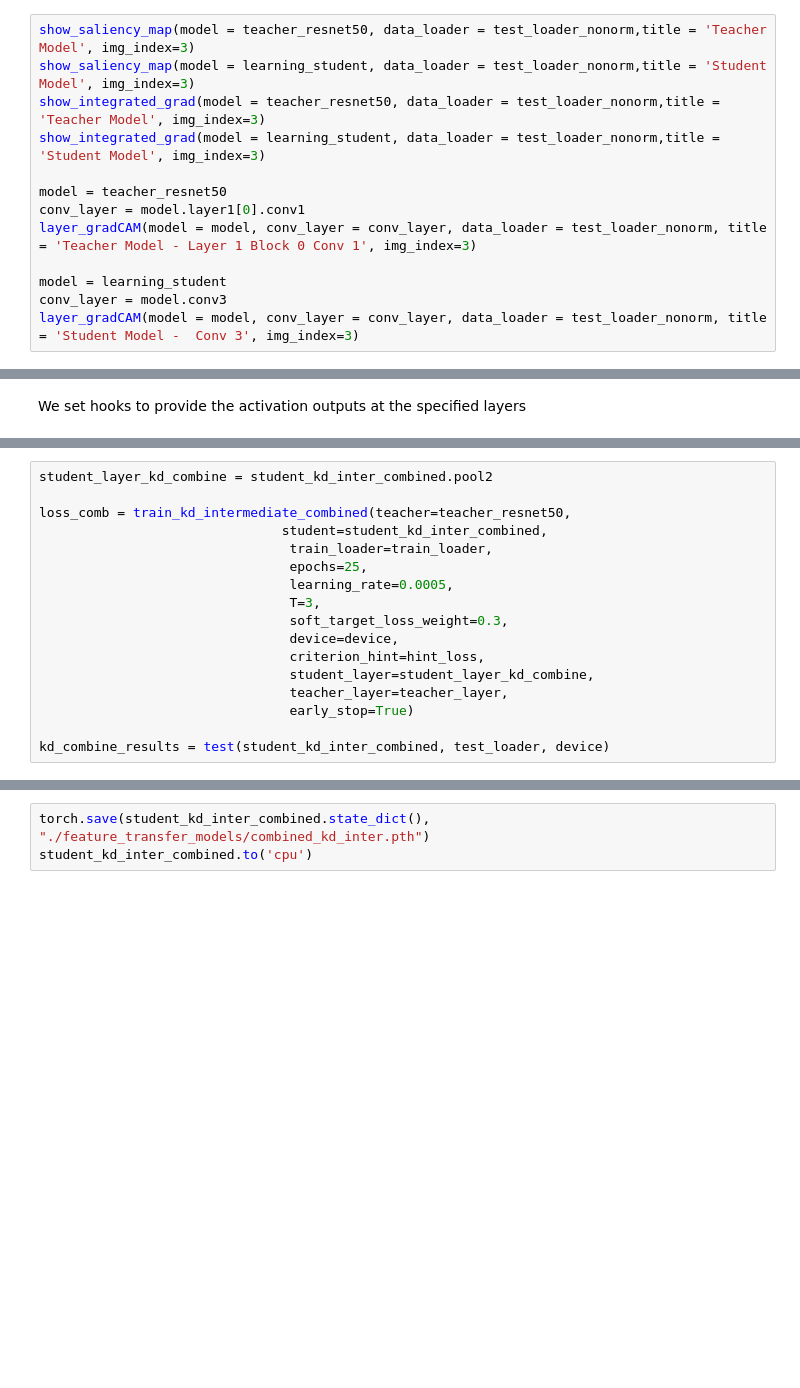
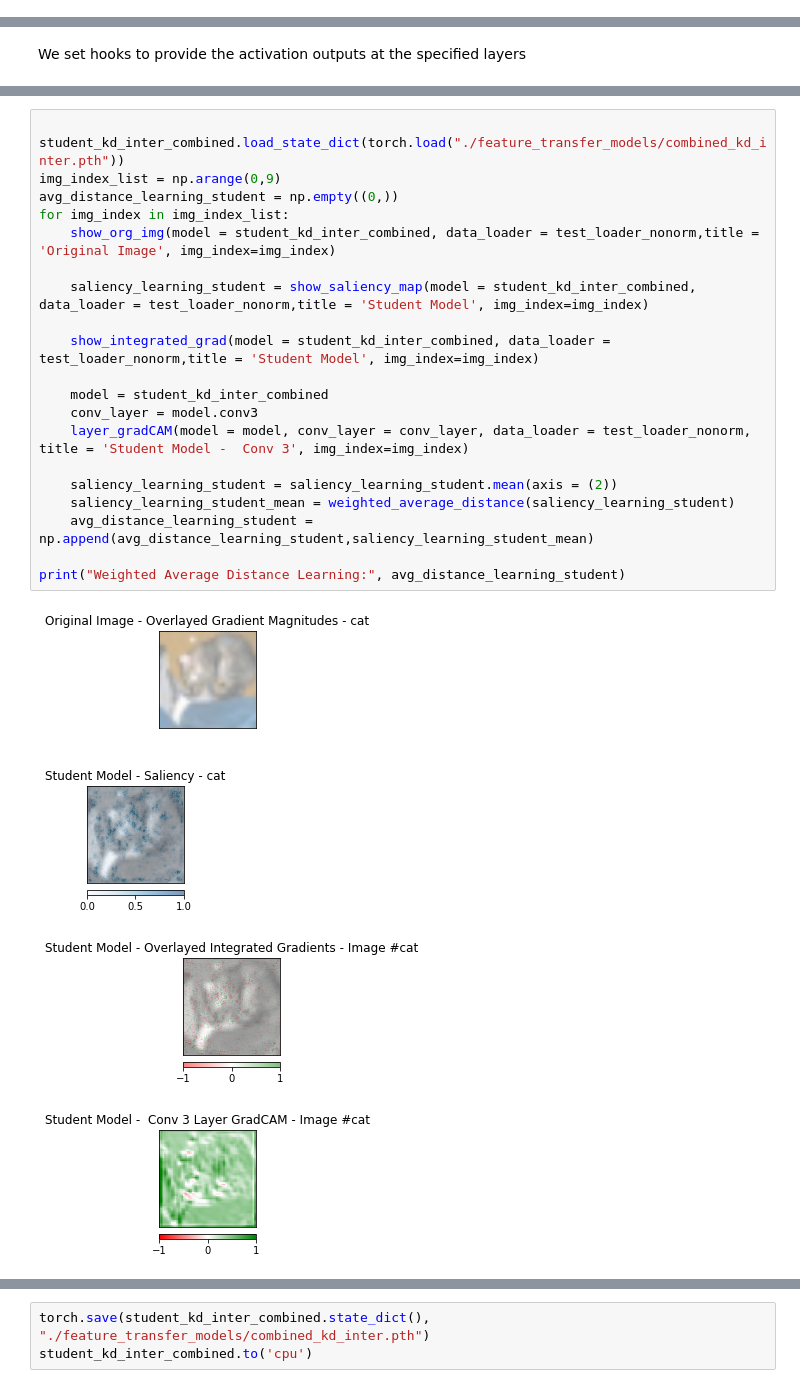
Before and after one commit to mtllcr/teacher-student-network, a Jupyter notebook: intermediate-regressor.ipynb, the cells around one changed output, grey strips where cells are left out. Drawn from its saved outputs; the diff is of its cells as text; blank space fills up the shorter version.

```diff
--- a/intermediate-regressor.ipynb
+++ b/intermediate-regressor.ipynb
@@ -470,16 +514,3 @@ torch.save(learning_student.state_dict(), "./trained_model/learning_student_test
-# %%
-show_saliency_map(model = teacher_resnet50, data_loader = test_loader_nonorm,title = 'Teacher Model', img_index=3)
-show_saliency_map(model = learning_student, data_loader = test_loader_nonorm,title = 'Student Model', img_index=3)
-show_integrated_grad(model = teacher_resnet50, data_loader = test_loader_nonorm,title = 'Teacher Model', img_index=3)
-show_integrated_grad(model = learning_student, data_loader = test_loader_nonorm,title = 'Student Model', img_index=3)
-
-model = teacher_resnet50
-conv_layer = model.layer1[0].conv1
-layer_gradCAM(model = model, conv_layer = conv_layer, data_loader = test_loader_nonorm, title = 'Teacher Model - Layer 1 Block 0 Conv 1', img_index=3)
-
-model = learning_student
-conv_layer = model.conv3
-layer_gradCAM(model = model, conv_layer = conv_layer, data_loader = test_loader_nonorm, title = 'Student Model -  Conv 3', img_index=3)
 # %% [markdown]
 # Resnet and Intermediate Feature Transfer
 # %% [markdown]
@@ -511,18 +655,26 @@ print(student_layer_kd_combine)
 # %%
-student_layer_kd_combine = student_kd_inter_combined.pool2
 
-loss_comb = train_kd_intermediate_combined(teacher=teacher_resnet50,
-                               student=student_kd_inter_combined,
-                                train_loader=train_loader,
-                                epochs=25,
-                                learning_rate=0.0005,
-                                T=3,
-                                soft_target_loss_weight=0.3,
-                                device=device,
-                                criterion_hint=hint_loss,
-                                student_layer=student_layer_kd_combine,
-                                teacher_layer=teacher_layer,
-                                early_stop=True)
+student_kd_inter_combined.load_state_dict(torch.load("./feature_transfer_models/combined_kd_inter.pth"))
+img_index_list = np.arange(0,9)
+avg_distance_learning_student = np.empty((0,))
+for img_index in img_index_list:
+    show_org_img(model = student_kd_inter_combined, data_loader = test_loader_nonorm,title = 'Original Image', img_index=img_index)
 
-kd_combine_results = test(student_kd_inter_combined, test_loader, device)
+    saliency_learning_student = show_saliency_map(model = student_kd_inter_combined, data_loader = test_loader_nonorm,title = 'Student Model', img_index=img_index)
+
+    show_integrated_grad(model = student_kd_inter_combined, data_loader = test_loader_nonorm,title = 'Student Model', img_index=img_index)
+
+    model = student_kd_inter_combined
+    conv_layer = model.conv3
+    layer_gradCAM(model = model, conv_layer = conv_layer, data_loader = test_loader_nonorm, title = 'Student Model -  Conv 3', img_index=img_index)
+
+    saliency_learning_student = saliency_learning_student.mean(axis = (2))
+    saliency_learning_student_mean = weighted_average_distance(saliency_learning_student)
+    avg_distance_learning_student = np.append(avg_distance_learning_student,saliency_learning_student_mean)
+
+print("Weighted Average Distance Learning:", avg_distance_learning_student)
 # %% [output]
+[figure, added]
+[figure, added]
+[figure, added]
+[figure, added]
```
Also changed, not shown: parts of 30 cells of this notebook, 1 other file.
